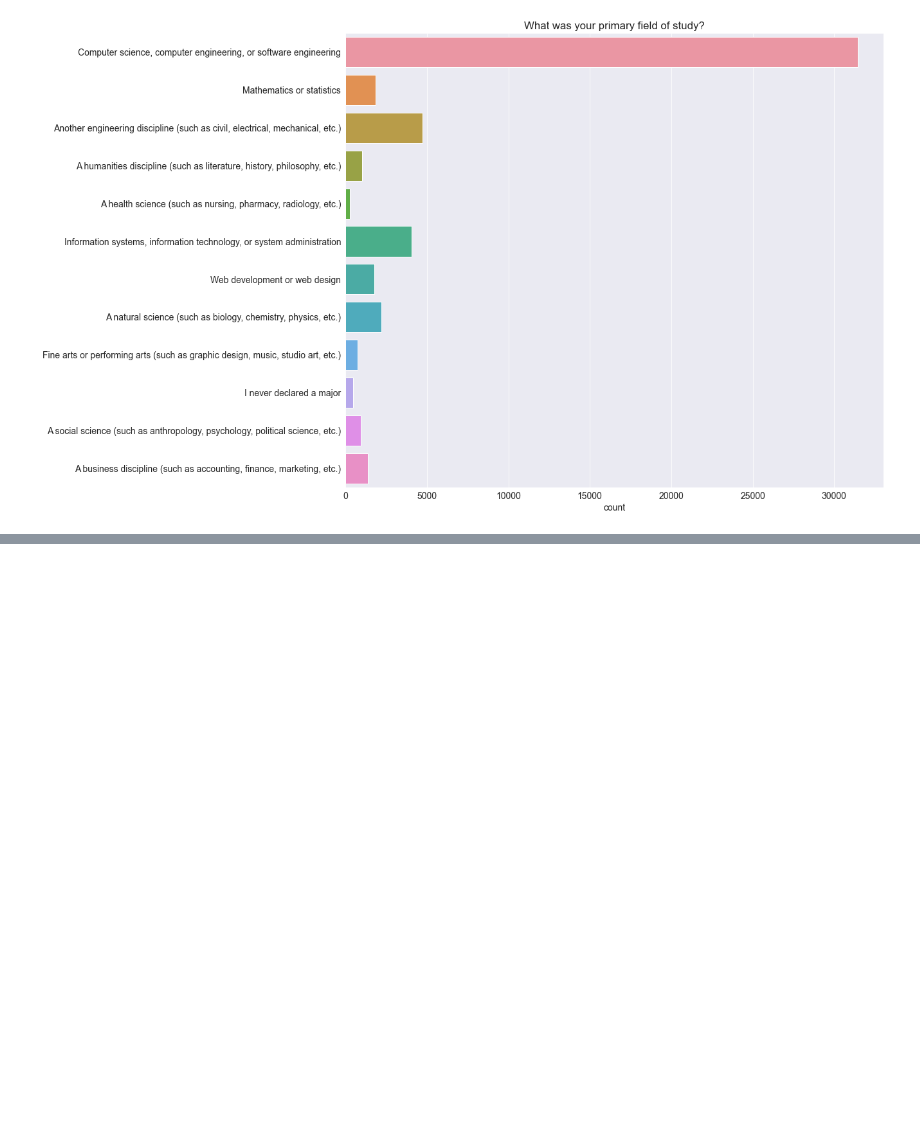
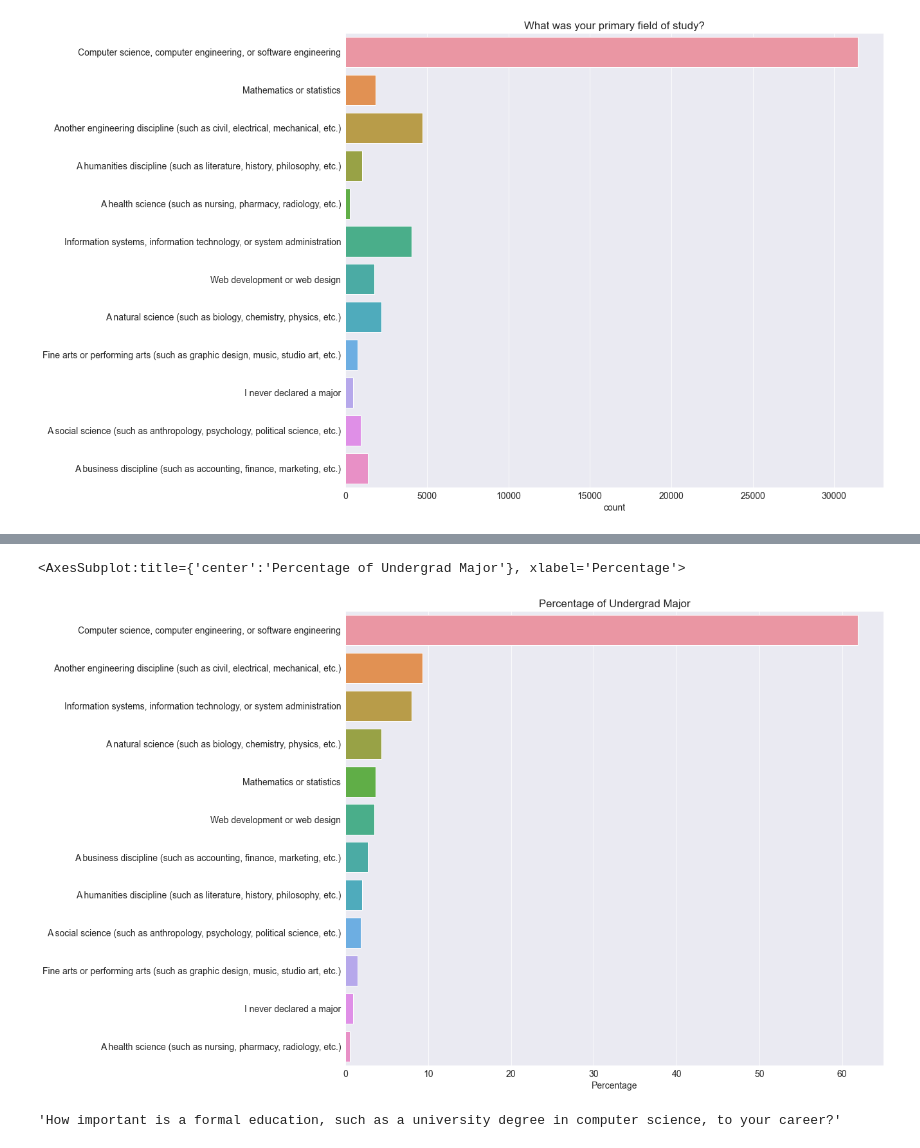
Before and after one commit to Narapady/stackoverflow-EDA, a Jupyter notebook: exploratory_data.ipynb, the cells around one changed output, grey strips where cells are left out. Saved outputs shown, nothing was run; the diff lists cells and outputs as text; code cells hidden in the pictures; blank space fills up the shorter version.

```diff
--- a/exploratory_data.ipynb
+++ b/exploratory_data.ipynb
@@ -345,3 +349,6 @@ plt.ylabel(None)
 # %% [output]
 Text(0, 0.5, '')
 [figure]
+# %%
+ percentage_by_major = (survey_df['UndergradMajor'].value_counts() / survey_df['UndergradMajor'].count()) * 100
+ percentage_by_major
@@ -347,0 +369,13 @@ Text(0, 0.5, '')
+# %%
+plt.figure(figsize=(15,13))
+plt.title('Percentage of Undergrad Major')
+plt.xlabel('Percentage')
+plt.ylabel(None)
+sns.barplot(y=percentage_by_major.index, x=percentage_by_major.to_list())
+# %% [output]
+<AxesSubplot:title={'center':'Percentage of Undergrad Major'}, xlabel='Percentage'>
+[figure, added]
+# %%
+schema_raw['NEWEdImpt']
+# %% [output]
+'How important is a formal education, such as a university degree in computer science, to your career?'
```
Also changed, not shown: parts of 10 cells of this notebook.
